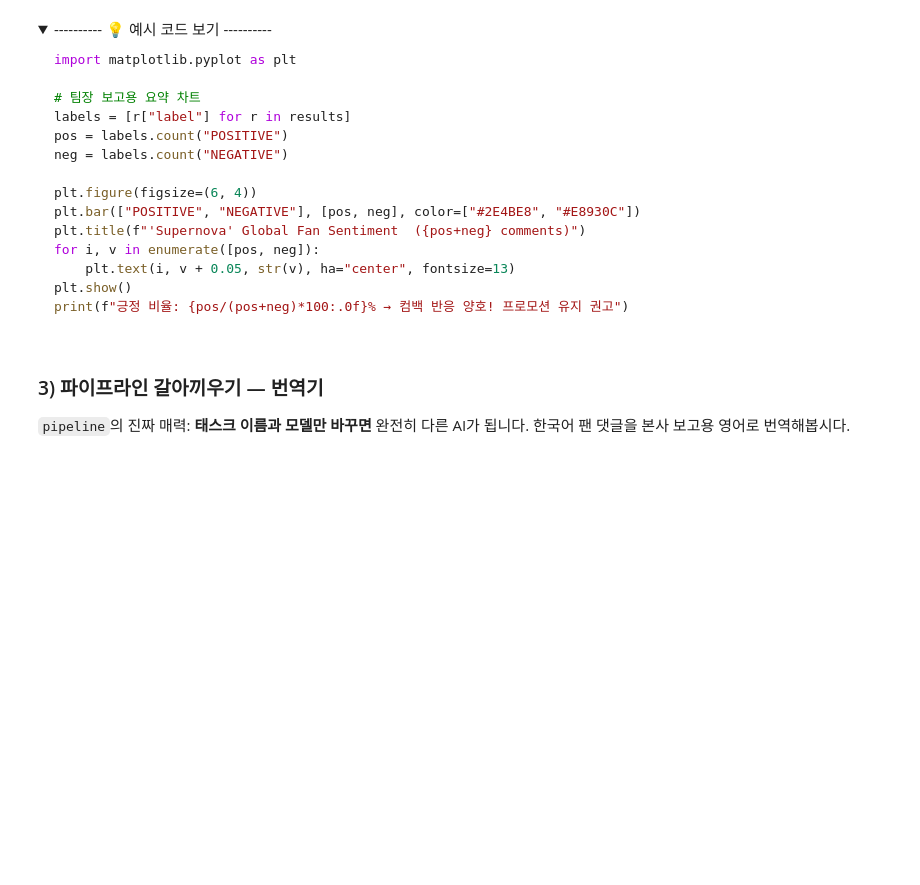
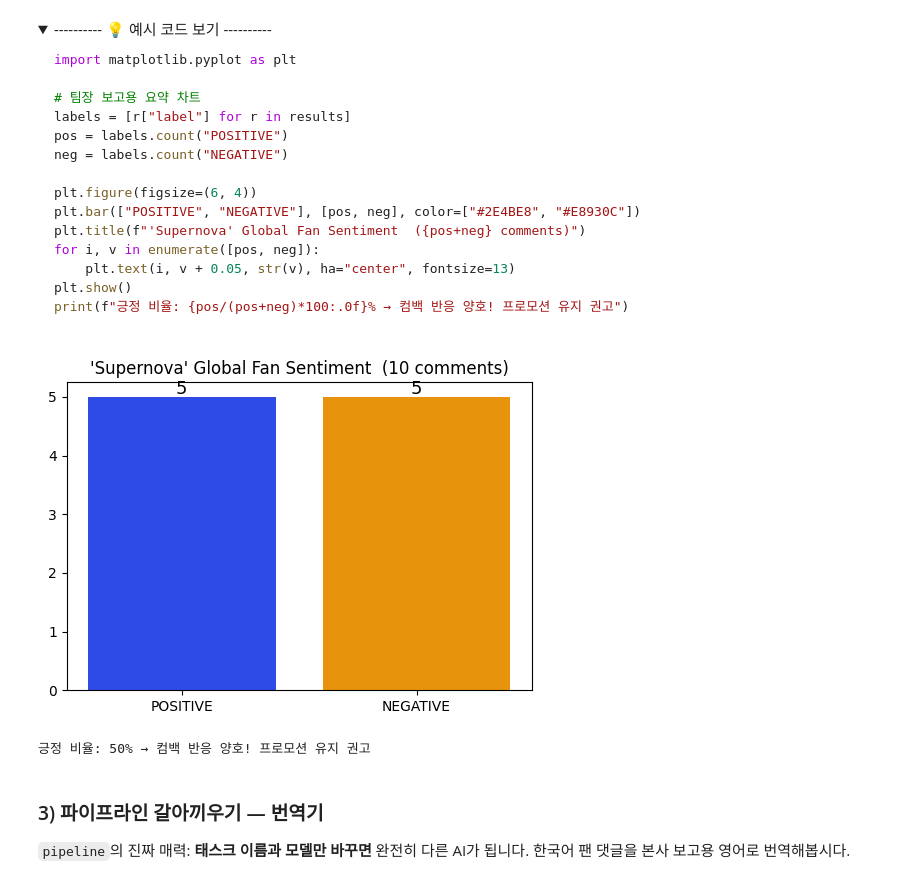
Before and after one commit to qnrPwjd/EST_AI_Challengers_Code, a Jupyter notebook: Week4(GenAI)/CH16_NLP와LLM.ipynb, the cells around one changed output. Cells and saved outputs as stored; diff of their text form; code cells hidden in the pictures; folded sections open; blank space fills up the shorter version.

```diff
--- a/Week4(GenAI)/CH16_NLP와LLM.ipynb
+++ b/Week4(GenAI)/CH16_NLP와LLM.ipynb
@@ -1902,3 +2171,9 @@ print(clf("Worst title track ever, so disappointed."))
 # pipeline("text-generation") 문장 생성 AI
 # pipeline("translation") 번역 AI
 # model="distilbert-base-uncased-finetuned-sst-2-english"
+
+from transformers import pipeline
+
+clf = pipeline('sentiment-analysis', model = "distilbert-base-uncased-finetuned-sst-2-english")
+print(clf('This song is a masterpiece!'))
+print(clf('Worst title track ever, so disappointed.'))
@@ -1953,3 +2244,10 @@ for c, r in zip(en_comments, results):
 </details>
 # %%
 # 영어 팬 댓글만 추출 (한국어 처리는 잠시 후 번역 파이프라인과 연계!)
+en_comments = [c for c in fan_comments if not any('가' <= ch <= '힣' for ch in c)]
+
+results = clf(en_comments)
+
+for c, r in zip(en_comments, results):
+    emoji = '😊' if r['label'] == 'POSITIVE' else '😒'
+    print(f'[{emoji}] {r['label']:8s} {r['score']:.2f} {c}')
@@ -1978,22 +2287,24 @@ print(f"긍정 비율: {pos/(pos+neg)*100:.0f}% → 컴백 반응 양호! 프로
 # %%
 import matplotlib.pyplot as plt
 
 # 팀장 보고용 요약 차트
-
-
-
-
+labels = [r['label'] for r in results]
+pos = labels.count('POSITIVE')
+neg = labels.count('NEGATIVE')
 
 plt.figure(figsize=(6, 4))
 
 plt.bar(["POSITIVE", "NEGATIVE"], [pos, neg], color=["#2E4BE8", "#E8930C"])
 plt.title(f"'Supernova' Global Fan Sentiment  ({pos+neg} comments)")
 
 for i, v in enumerate([pos, neg]):
     plt.text(i, v + 0.05, str(v), ha="center", fontsize=13)
 
 plt.show()
 print(f"긍정 비율: {pos/(pos+neg)*100:.0f}% → 컴백 반응 양호! 프로모션 유지 권고")
+# %% [output]
+[figure, added]
+긍정 비율: 50% → 컴백 반응 양호! 프로모션 유지 권고
 # %% [markdown]
 ### 3) 파이프라인 갈아끼우기 — 번역기
 
```
Also changed, not shown: parts of 36 cells of this notebook.
